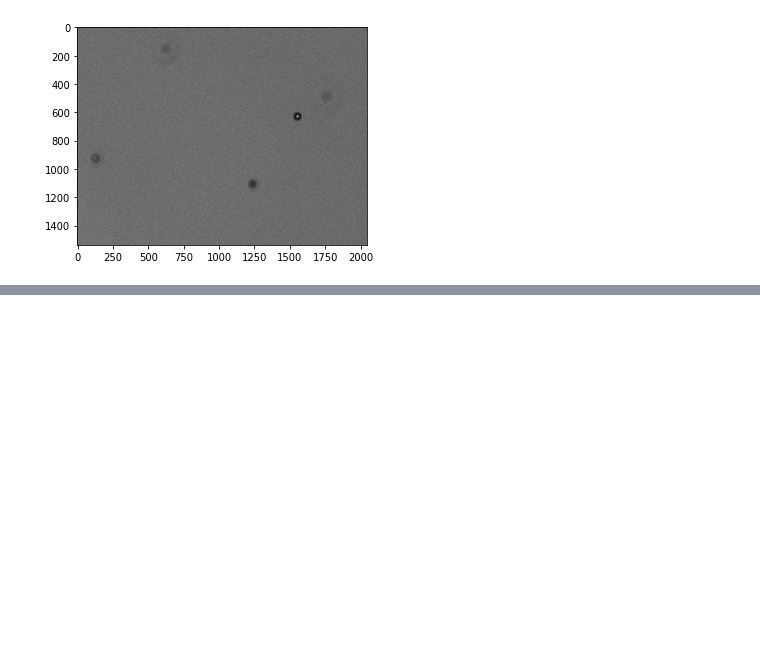
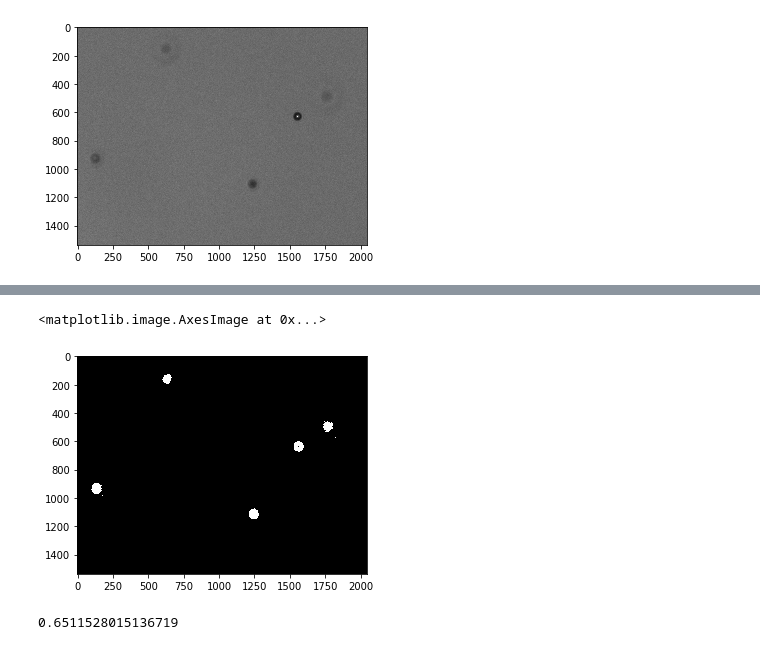
Before and after one commit to Niloo1371/Finding_droplets, a Jupyter notebook: Preprocessing/Preprocess.ipynb, the cells around one changed output, grey strips where cells are left out. Saved outputs shown, nothing was run; the diff lists cells and outputs as text; code cells hidden in the pictures; blank space fills up the shorter version.

```diff
--- a/Preprocessing/Preprocess.ipynb
+++ b/Preprocessing/Preprocess.ipynb
@@ -270,0 +299,9 @@ plt.imshow(masked, cmap='gray')
+# %%
+plt.imshow(bg, cmap='gray')
+# %% [output]
+<matplotlib.image.AxesImage at 0x...>
+[figure, added]
+# %%
+ret
+# %% [output]
+0.6511528015136719
```
Also changed, not shown: parts of 9 cells of this notebook.
